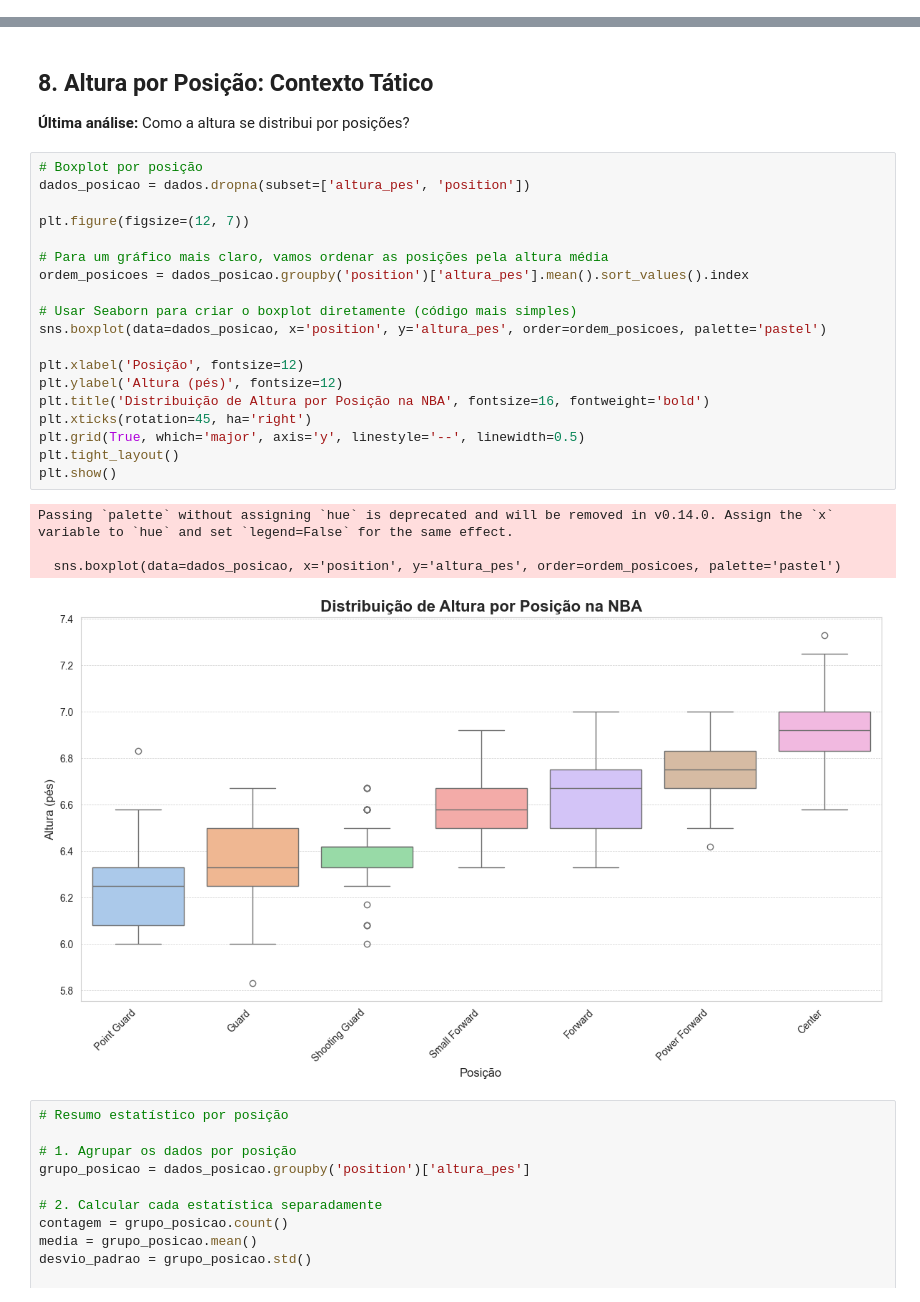
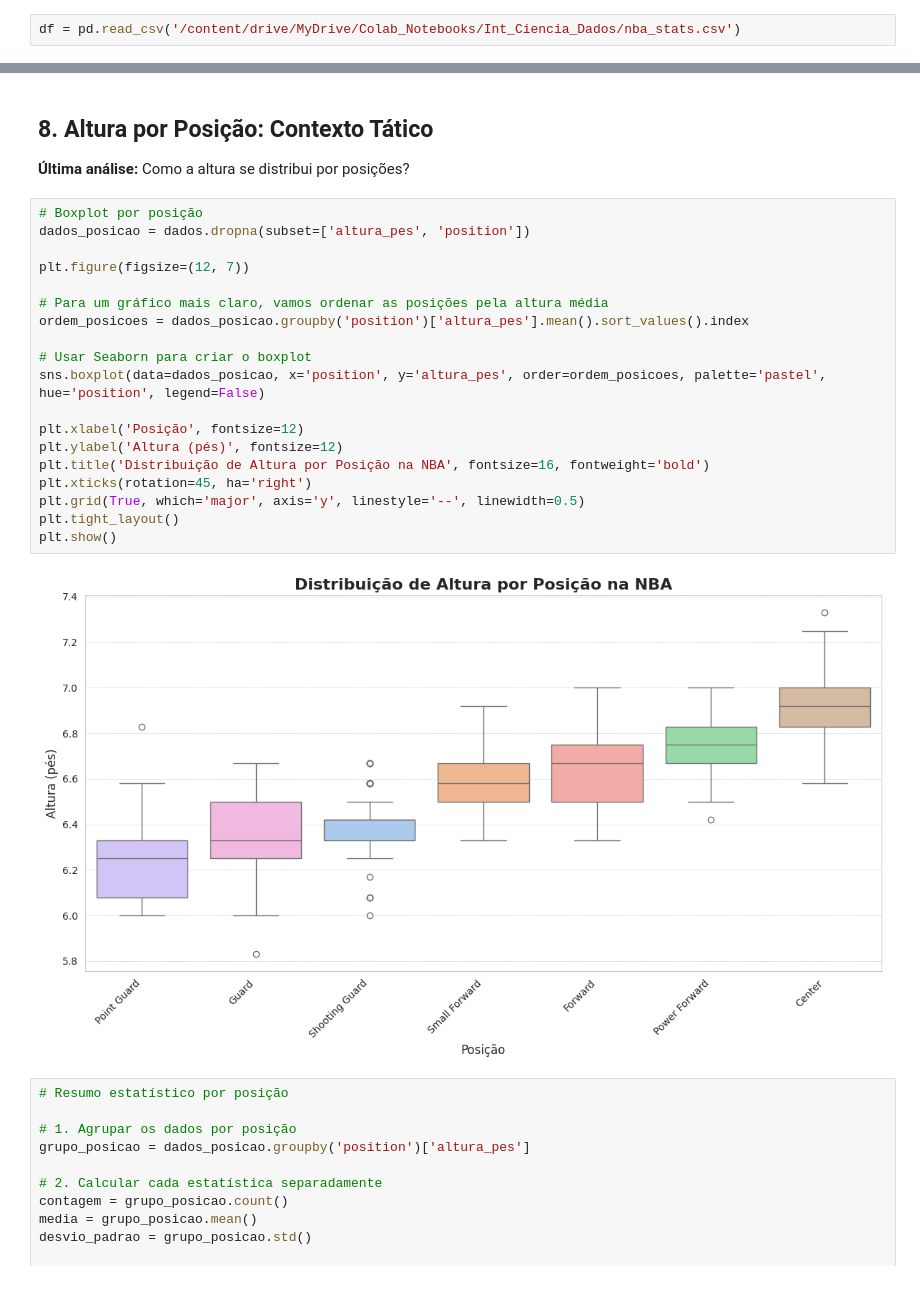
Before and after one commit to nise1301/NBA_stats, a Jupyter notebook: NBA_EDA.ipynb, the cells around one changed output, grey strips where cells are left out. Cells and saved outputs as stored; diff of their text form.

```diff
--- a/NBA_EDA.ipynb
+++ b/NBA_EDA.ipynb
@@ -31,3 +31,5 @@ df = pd.read_csv('C:/Users/nise_/OneDrive/Documentos/Unifor/Mestrado/Introduçã
+# %%
+df = pd.read_csv('/content/drive/MyDrive/Colab_Notebooks/Int_Ciencia_Dados/nba_stats.csv')
 # %% [markdown]
 ## 2. Exploração Inicial
 # %%
@@ -415,27 +436,24 @@ Vamos verificar se é isso mesmo.
 # %%
 # Boxplot por posição
 dados_posicao = dados.dropna(subset=['altura_pes', 'position'])
 
 plt.figure(figsize=(12, 7))
 
 # Para um gráfico mais claro, vamos ordenar as posições pela altura média
 ordem_posicoes = dados_posicao.groupby('position')['altura_pes'].mean().sort_values().index
 
-# Usar Seaborn para criar o boxplot diretamente (código mais simples)
-sns.boxplot(data=dados_posicao, x='position', y='altura_pes', order=ordem_posicoes, palette='pastel')
+# Usar Seaborn para criar o boxplot
+sns.boxplot(data=dados_posicao, x='position', y='altura_pes', order=ordem_posicoes, palette='pastel', hue='position', legend=False)
 
 plt.xlabel('Posição', fontsize=12)
 plt.ylabel('Altura (pés)', fontsize=12)
 plt.title('Distribuição de Altura por Posição na NBA', fontsize=16, fontweight='bold')
 plt.xticks(rotation=45, ha='right')
 plt.grid(True, which='major', axis='y', linestyle='--', linewidth=0.5)
 plt.tight_layout()
 plt.show()
 # %% [output]
-Passing `palette` without assigning `hue` is deprecated and will be removed in v0.14.0. Assign the `x` variable to `hue` and set `legend=False` for the same effect.
-
-  sns.boxplot(data=dados_posicao, x='position', y='altura_pes', order=ordem_posicoes, palette='pastel')
-[figure, old version]
+[figure, new version]
 # %%
 # Resumo estatístico por posição
 
```
Also changed, not shown: parts of 11 cells of this notebook.
